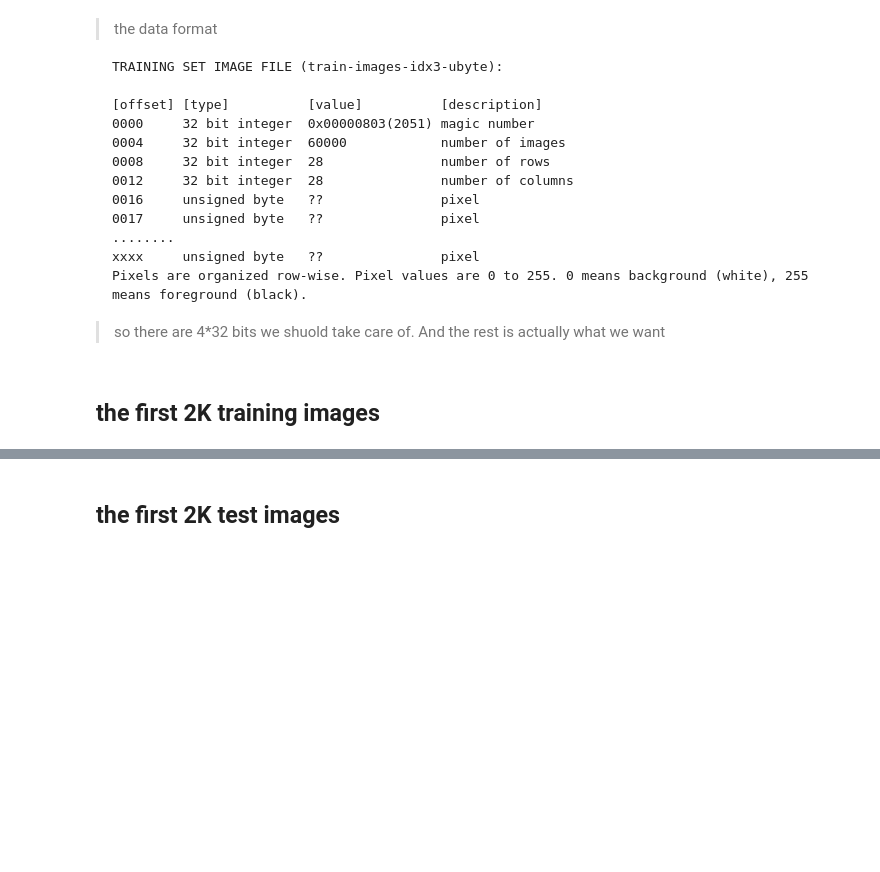
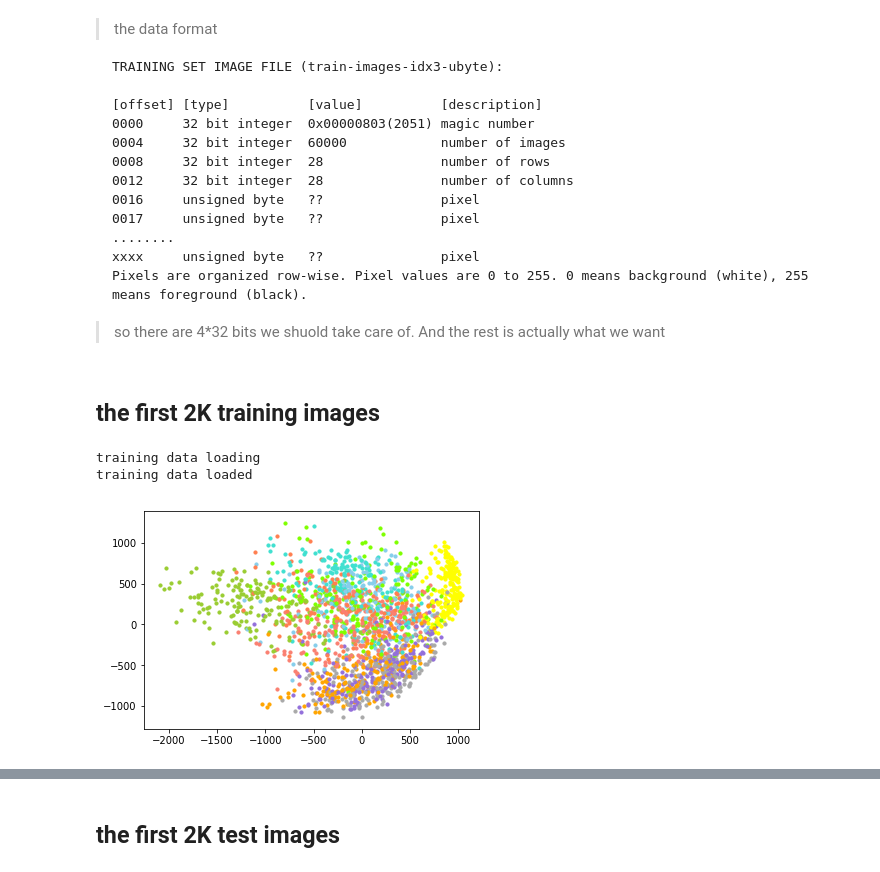
Before and after one commit to cxrasdfg/Dimension-Reduction, a Jupyter notebook: PCA.ipynb, the cells around one changed output, grey strips where cells are left out. Saved outputs shown, nothing was run; the diff lists cells and outputs as text; code cells hidden in the pictures; blank space fills up the shorter version.

```diff
--- a/PCA.ipynb
+++ b/PCA.ipynb
@@ -40,3 +1,43 @@ def PCA(data,dimensions):
+# %%
+import matplotlib.pyplot as plt
+import numpy as np
+import struct
+import mnist
+import sklearn.neighbors as nb
+from mpl_toolkits.mplot3d import Axes3D
+#%matplotlib inline
+
+
+
+
+def PCA(data,dimensions):
+    '''
+    data is the original data set，rows are samples of data,columns are the features
+    '''
+
+    # making data zero-means
+    average = np.mean(data,0)
+    data_zero = np.mat(data-average)
+
+    #covariance
+    covariance = np.cov(data_zero,rowvar=False)
+
+    #eigenvalues
+    eig_var,eig_vec = np.linalg.eig(covariance)
+
+
+    #from the numpy doc, the eig_var may not be ordered.
+    sort_eig = np.argsort(-eig_var)
+    #return the index that make a sorted array
+
+    #so we got the sorted eig_var
+    sort_eig = sort_eig[:dimensions]
+    principal_vec = np.mat(eig_vec[:,sort_eig])
+
+
+    low_data = data_zero * principal_vec
+
+    return low_data
 # %%
 def SVD(data,dimensions):
     '''
@@ -112,17 +79,21 @@ def load_training_data(num):
 # %%
-data, labels = load_training_data(2000)
+data, labels = mnist.load_mnist_training(2000)
 
 low_data = PCA(data,5)
 
 fig = plt.figure()
 plotwindow = fig.add_subplot(111)
 a = np.array(low_data)
 
 # draw the scatters
 color = ['yellowgreen','yellow','chartreuse','turquoise','orange','coral','salmon','darkgray','skyblue','mediumpurple']
 for j in range(len(low_data)):
 
     plt.scatter(a[j][0],a[j][1],c=color[labels[j]],s=10)
 
 plt.show()
+# %% [output]
+training data loading
+training data loaded
+[figure, added]
 # %%
```
Also changed, not shown: parts of 6 cells of this notebook, 2 other files.
